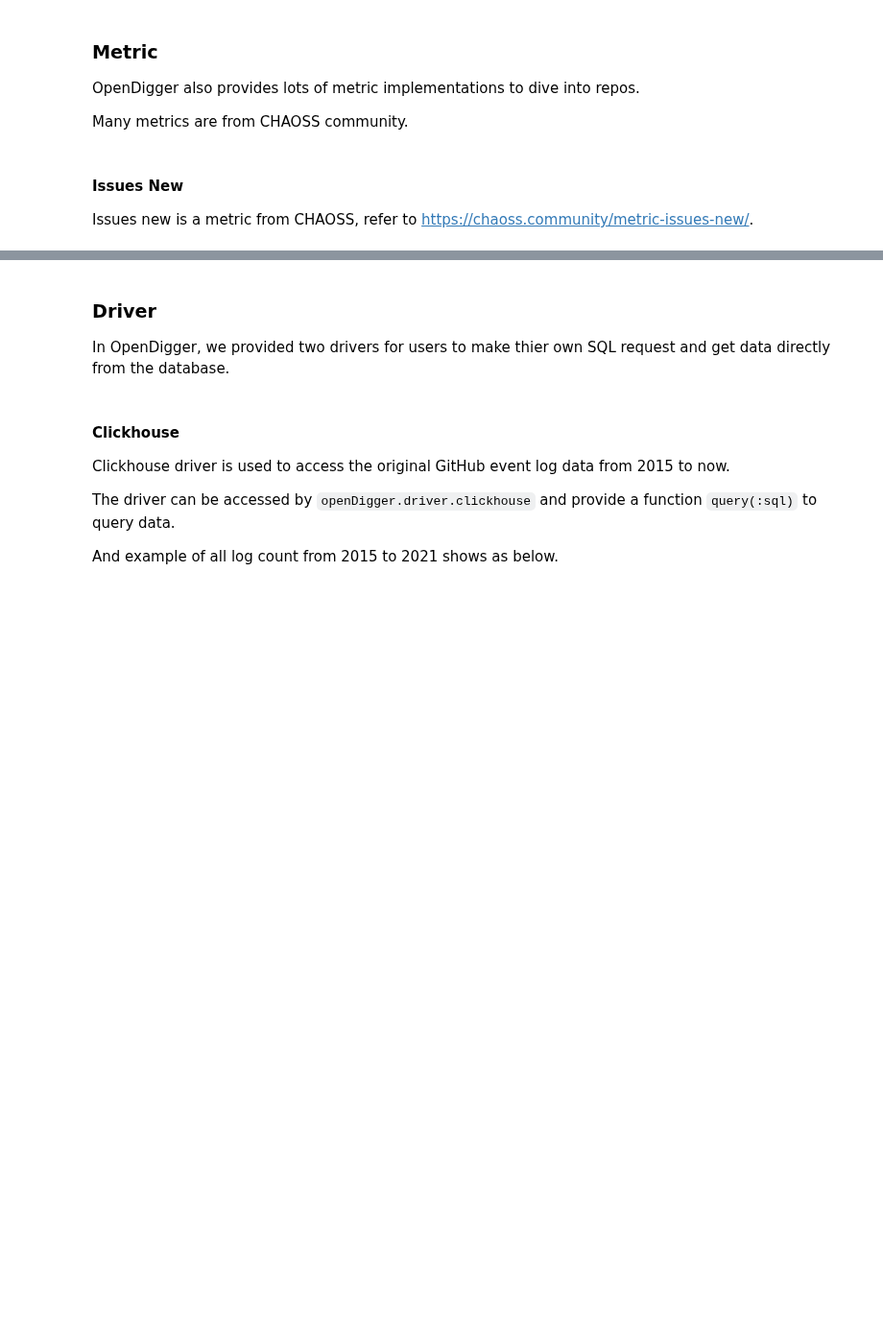
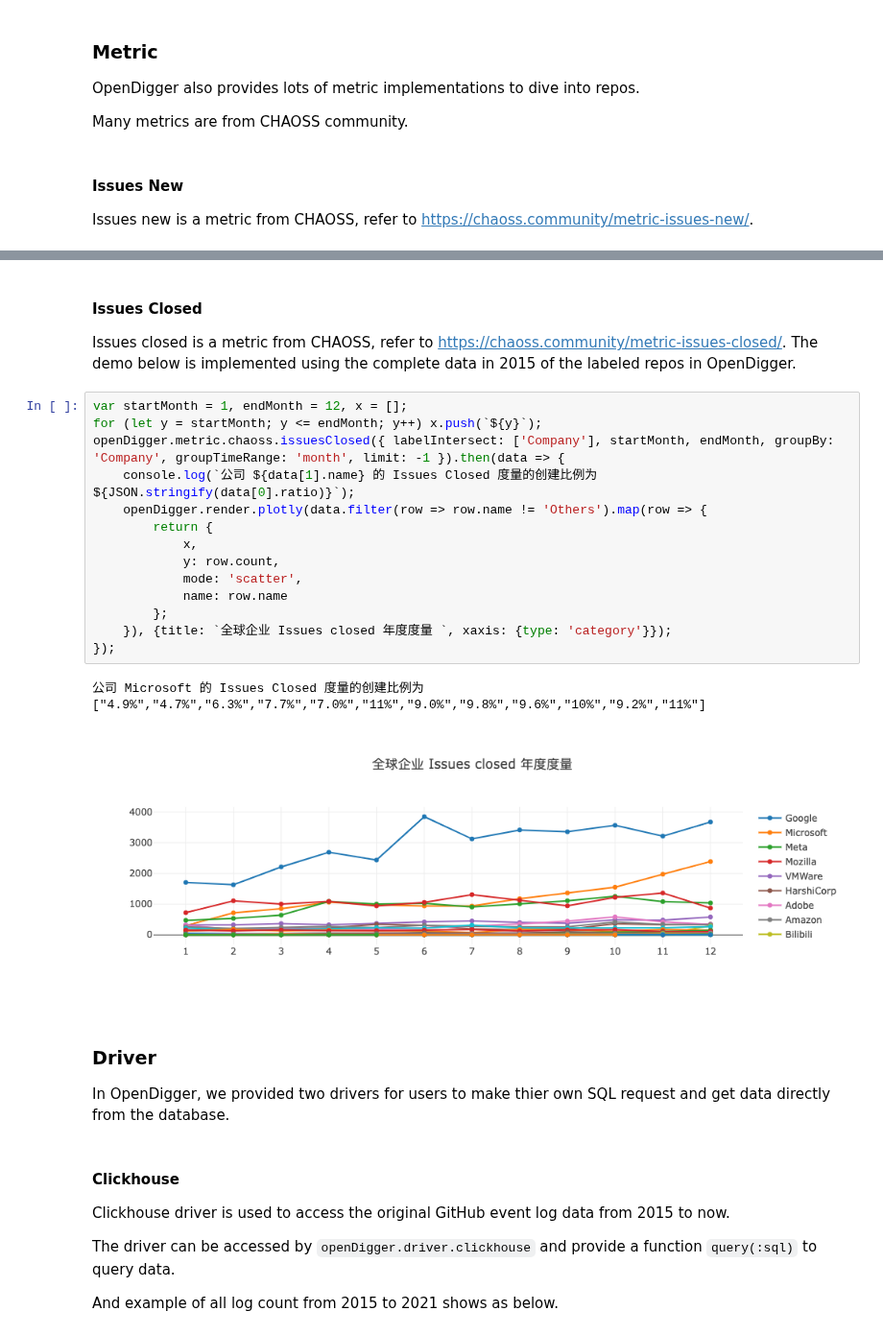
Before and after one commit to X-lab2017/open-digger, a Jupyter notebook: notebook/handbook.ipynb, the cells around one changed output, grey strips where cells are left out. Shown at 96% size. Saved outputs shown, nothing was run; the diff lists cells and outputs as text; blank space fills up the shorter version.

Commit message:
Implement Issues Closed Metric

```diff
--- a/notebook/handbook.ipynb
+++ b/notebook/handbook.ipynb
@@ -206,3 +206,24 @@ Issues New metric ratio value for Microsoft is ["2.8%","8.6%","12%","13%","18%",
+# %% [markdown]
+#### Issues Closed
+Issues closed is a metric from CHAOSS, refer to https://chaoss.community/metric-issues-closed/.
+The demo below is implemented using the complete data in 2015 of the labeled repos in OpenDigger.
+# %%
+var startMonth = 1, endMonth = 12, x = [];
+for (let y = startMonth; y <= endMonth; y++) x.push(`${y}`);
+openDigger.metric.chaoss.issuesClosed({ labelIntersect: ['Company'], startMonth, endMonth, groupBy: 'Company', groupTimeRange: 'month', limit: -1 }).then(data => {
+    console.log(`公司 ${data[1].name} 的 Issues Closed 度量的创建比例为 ${JSON.stringify(data[0].ratio)}`);
+    openDigger.render.plotly(data.filter(row => row.name != 'Others').map(row => {
+        return {
+            x,
+            y: row.count,
+            mode: 'scatter',
+            name: row.name
+        };
+    }), {title: `全球企业 Issues closed 年度度量 `, xaxis: {type: 'category'}});
+});
+# %% [output]
+公司 Microsoft 的 Issues Closed 度量的创建比例为 ["4.9%","4.7%","6.3%","7.7%","7.0%","11%","9.0%","9.8%","9.6%","10%","9.2%","11%"]
+[figure, added]
 # %% [markdown]
 ### Driver
 
```
Also changed, not shown: parts of 5 cells of this notebook, 4 other files.
